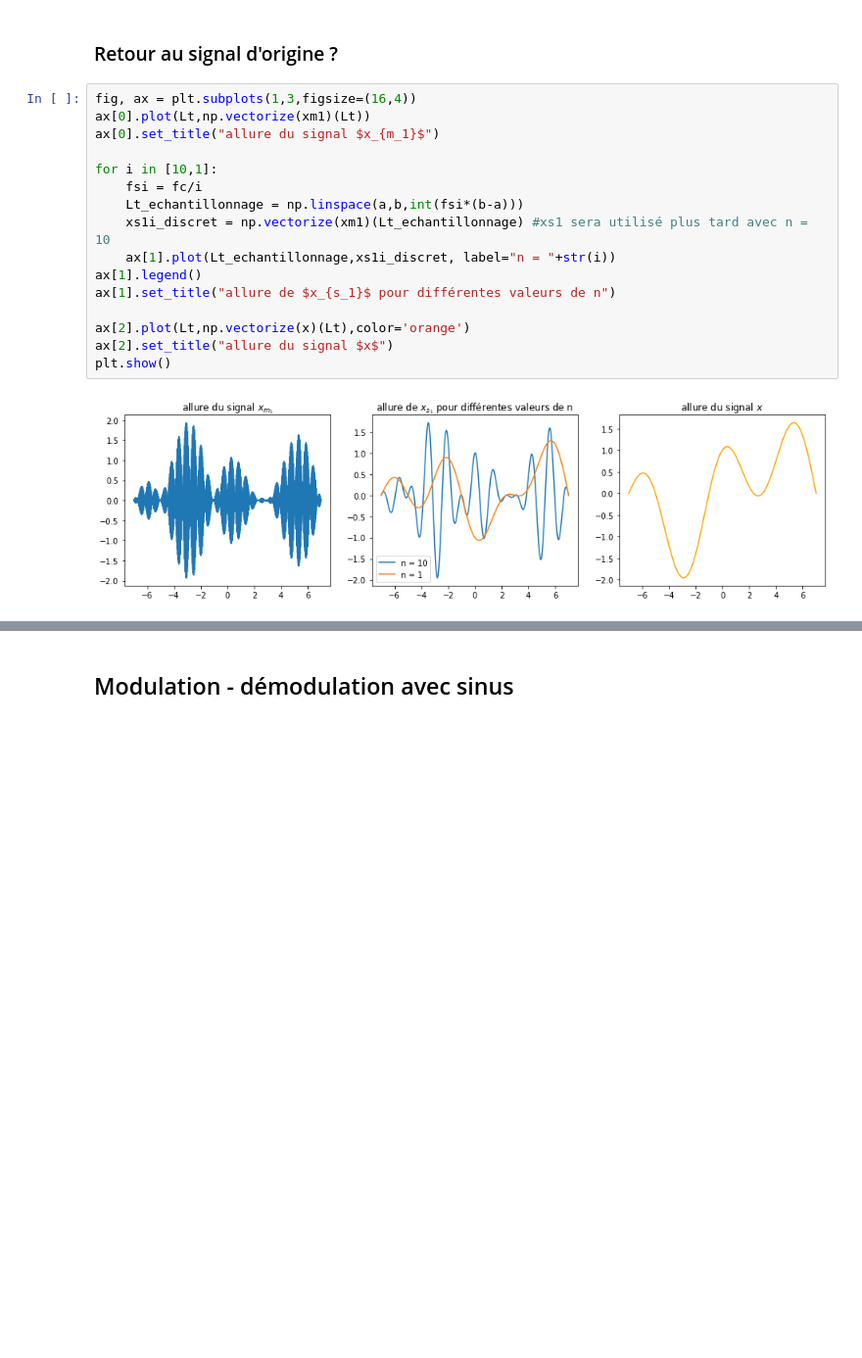
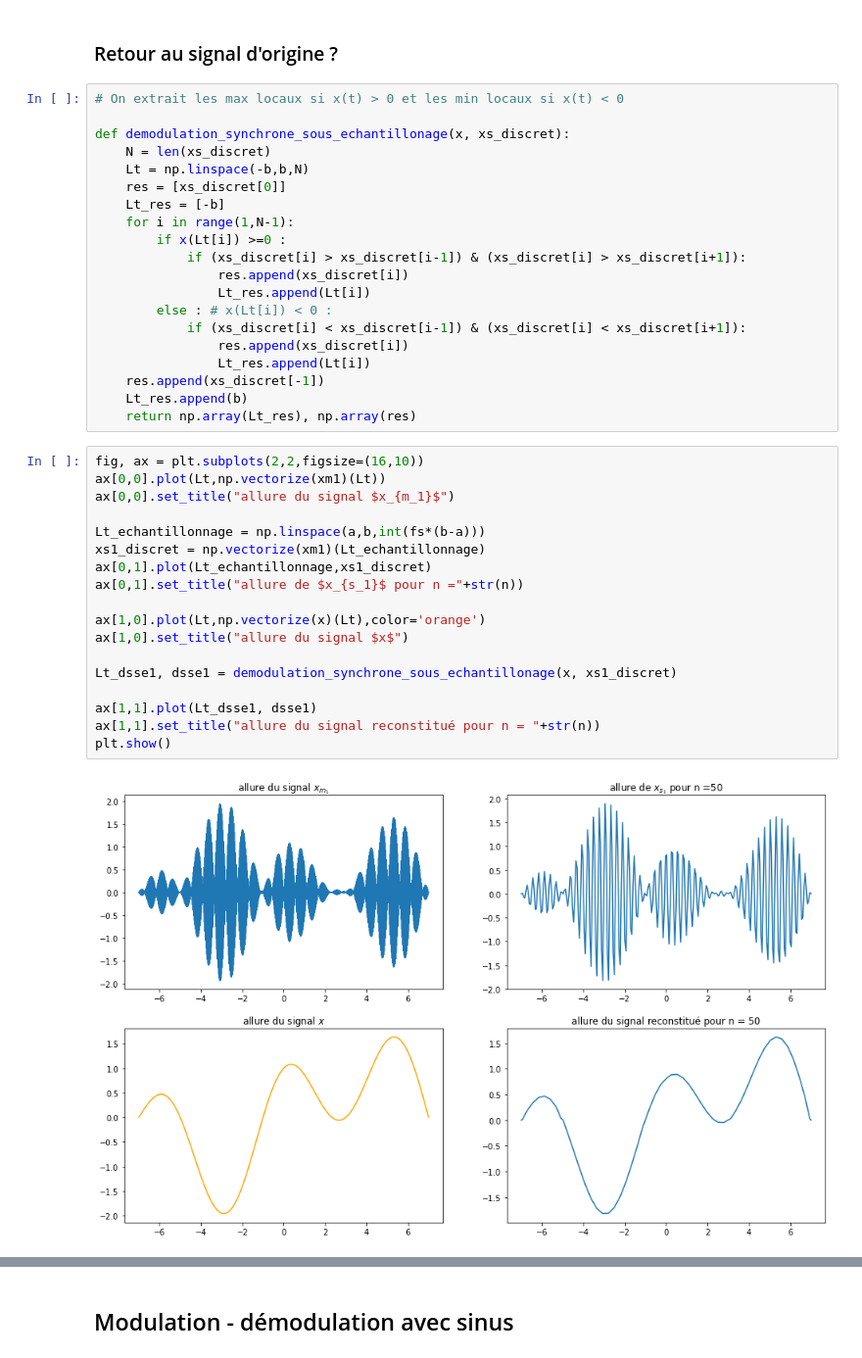
Before and after one commit to alexandrefreyther/Projet-Traitement_du_signal, a Jupyter notebook: Mini-projet.ipynb, the cells around one changed output, grey strips where cells are left out. Shown at 98% size. Cells and saved outputs as stored; diff of their text form; blank space fills up the shorter version.

```diff
--- a/Mini-projet.ipynb
+++ b/Mini-projet.ipynb
@@ -200,20 +211,42 @@ afficher_spectre(xs1_discret, "allure du spectre de $x_{s_1}$ pour n = "+str(n))
 # %% [markdown]
 ### Retour au signal d'origine ?
+# %%
+# On extrait les max locaux si x(t) > 0 et les min locaux si x(t) < 0
+
+def demodulation_synchrone_sous_echantillonage(x, xs_discret):
+    N = len(xs_discret)
+    Lt = np.linspace(-b,b,N)
+    res = [xs_discret[0]]
+    Lt_res = [-b]
+    for i in range(1,N-1):
+        if x(Lt[i]) >=0 :
+            if (xs_discret[i] > xs_discret[i-1]) & (xs_discret[i] > xs_discret[i+1]):
+                res.append(xs_discret[i])
+                Lt_res.append(Lt[i])
+        else : # x(Lt[i]) < 0 :
+            if (xs_discret[i] < xs_discret[i-1]) & (xs_discret[i] < xs_discret[i+1]):
+                res.append(xs_discret[i])
+                Lt_res.append(Lt[i])
+    res.append(xs_discret[-1])
+    Lt_res.append(b)
+    return np.array(Lt_res), np.array(res)
 # %%
-fig, ax = plt.subplots(1,3,figsize=(16,4))
-ax[0].plot(Lt,np.vectorize(xm1)(Lt))
-ax[0].set_title("allure du signal $x_{m_1}$")
+fig, ax = plt.subplots(2,2,figsize=(16,10))
+ax[0,0].plot(Lt,np.vectorize(xm1)(Lt))
+ax[0,0].set_title("allure du signal $x_{m_1}$")
 
-for i in [10,1]:
-    fsi = fc/i
-    Lt_echantillonnage = np.linspace(a,b,int(fsi*(b-a)))
-    xs1i_discret = np.vectorize(xm1)(Lt_echantillonnage) #xs1 sera utilisé plus tard avec n = 10
-    ax[1].plot(Lt_echantillonnage,xs1i_discret, label="n = "+str(i))
-ax[1].legend()
-ax[1].set_title("allure de $x_{s_1}$ pour différentes valeurs de n")
+Lt_echantillonnage = np.linspace(a,b,int(fs*(b-a)))
+xs1_discret = np.vectorize(xm1)(Lt_echantillonnage)
+ax[0,1].plot(Lt_echantillonnage,xs1_discret)
+ax[0,1].set_title("allure de $x_{s_1}$ pour n ="+str(n))
 
-ax[2].plot(Lt,np.vectorize(x)(Lt),color='orange')
-ax[2].set_title("allure du signal $x$")
+ax[1,0].plot(Lt,np.vectorize(x)(Lt),color='orange')
+ax[1,0].set_title("allure du signal $x$")
+
+Lt_dsse1, dsse1 = demodulation_synchrone_sous_echantillonage(x, xs1_discret)
+
+ax[1,1].plot(Lt_dsse1, dsse1)
+ax[1,1].set_title("allure du signal reconstitué pour n = "+str(n))
 plt.show()
 # %% [output]
-[figure, old version]
+[figure, new version]
```
Also changed, not shown: parts of 28 cells of this notebook.
